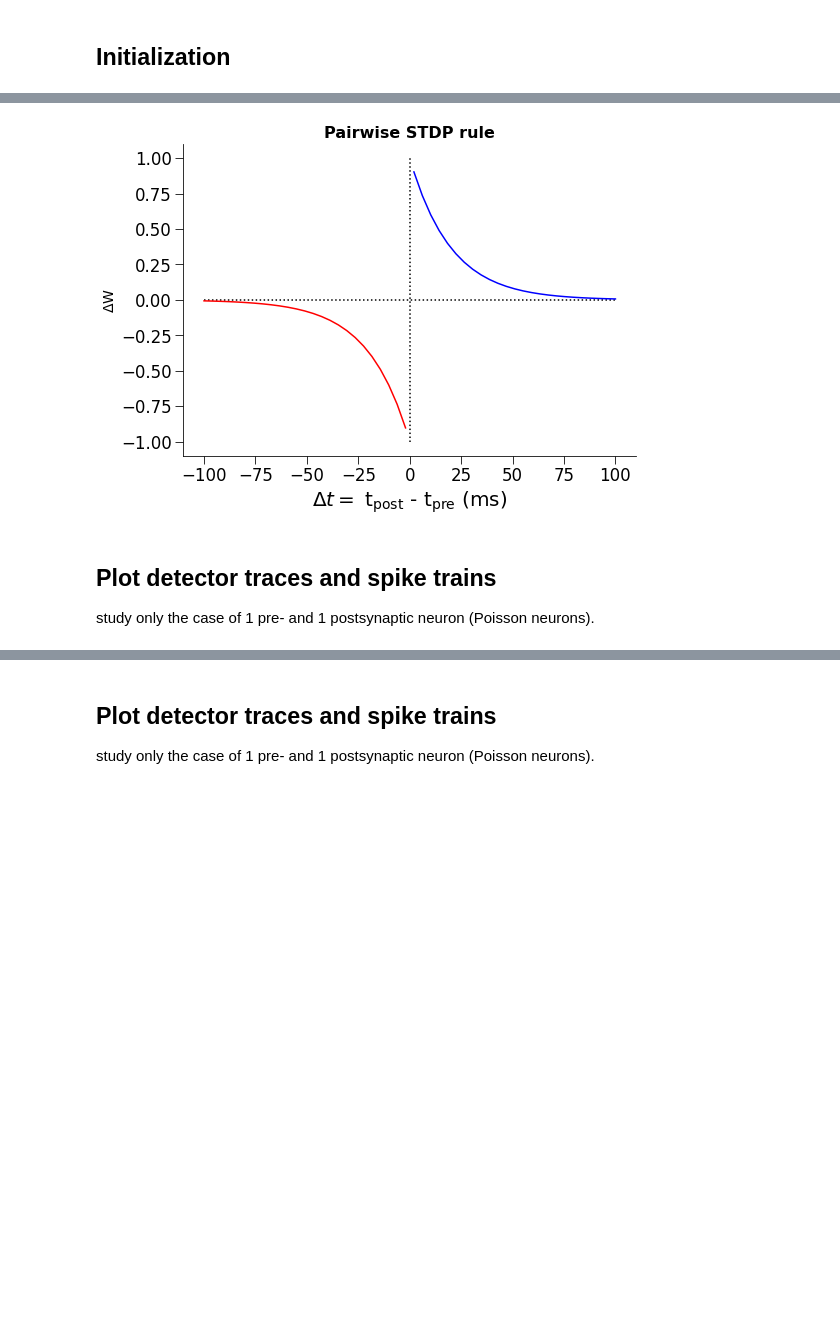
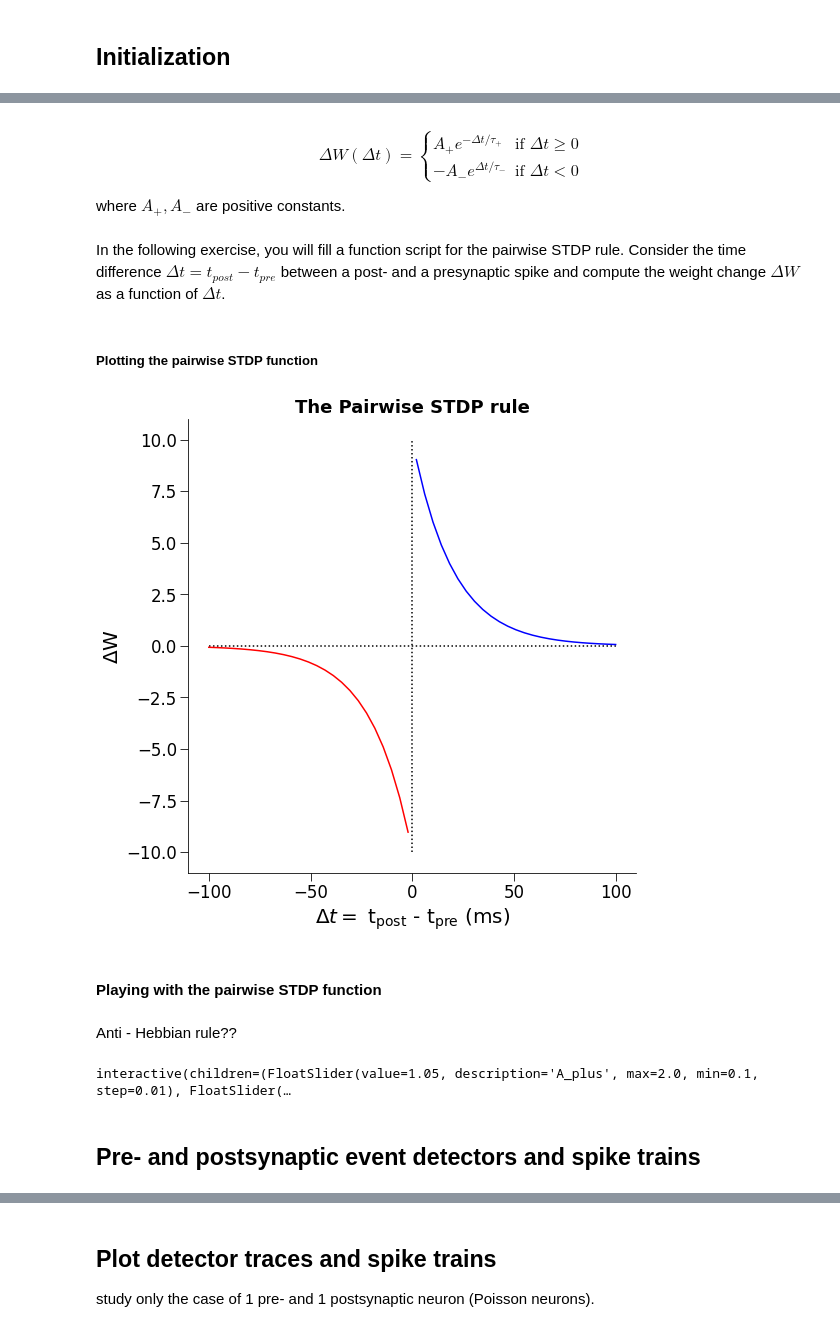
Before and after one commit to comp-neural-circuits/plasticity-workshop, a Jupyter notebook: stdp.ipynb, the cells around one changed output, grey strips where cells are left out. Saved outputs shown, nothing was run; the diff lists cells and outputs as text; code cells hidden in the pictures; blank space fills up the shorter version.

```diff
--- a/stdp.ipynb
+++ b/stdp.ipynb
@@ -17,25 +19,0 @@ plt.style.use("https://github.com/comp-neural-circuits/plasticity-workshop/raw/d
-# %%
-def pairSTDP_plot(A_plus, A_minus, tau_plus, tau_minus, Delta_t, dW):
-
-  '''
-  Generates a plot for the pairwise STDP rule
-
-  A_plus : maximum amount of potentiation (LTP)
-  A_minus: maximum amount of depression (LTD)
-  tau_plus: LTP time constant
-  tau_minus: LTD time constant
-  Delta_t : array with the time differences between post- and pre-synaptic spikes
-  dW : synaptic change
-
-  '''
-  plt.figure()
-  plt.plot([-5 * tau_minus, 5 * tau_plus], [0, 0], 'k', linestyle=':')
-  plt.plot([0, 0], [-A_minus, A_plus], 'k', linestyle=':')
-
-  plt.plot(Delta_t[Delta_t <= 0], dW[Delta_t <= 0], 'r')
-  plt.plot(Delta_t[Delta_t > 0], dW[Delta_t > 0], 'b')
-
-  plt.xlabel(r'$\Delta t=$ t$_{\mathrm{post}}$ - t$_{\mathrm{pre}}$ (ms)')
-  plt.ylabel(r'$\Delta $W', fontsize=14)
-  plt.title('Pairwise STDP rule', fontsize=16, fontweight='bold')
-  plt.show()
@@ -42 +25,13 @@ def pairSTDP_plot(A_plus, A_minus, tau_plus, tau_minus, Delta_t, dW):
+# %% [markdown]
+$$
+\Delta W (\Delta t) = \begin{cases}
+A_+e^{-\Delta t/\tau_+} & \text{if } \Delta t\geq 0 \\
+-A_-e^{\Delta t/\tau_-} & \text{if } \Delta t<0
+\end{cases}
+$$
+
+where $A_+, A_-$ are positive constants.
+# %% [markdown]
+In the following exercise, you will fill a function script for the pairwise STDP rule.
+Consider the time difference $\Delta t = t_{post} - t_{pre}$ between a post- and a presynaptic spike and compute the weight change $\Delta W$ as a function of $\Delta t$.
 # %%
@@ -61,0 +59,2 @@ def Delta_W_pairSTDP(A_plus, A_minus, tau_plus, tau_minus, Delta_t):
+# %% [markdown]
+##### Plotting the pairwise STDP function
@@ -62,20 +90,21 @@ def Delta_W_pairSTDP(A_plus, A_minus, tau_plus, tau_minus, Delta_t):
 # %%
-'''
-Main
-'''
-# define the STDP rule parameters
-A_plus = 1
-A_minus = 1
-tau_plus = 20  #[ms]
-tau_minus = 20 #[ms]
+# Define the STDP rule parameters
+A_plus = 10    # maximum amount of potentiation (LTP)
+A_minus = 10   # maximum amount of potentiation (LTD)
+tau_plus = 20  # LTP time constant [ms]
+tau_minus = 20 # LTD time constant [ms]
 
-Delta_t = np.linspace(-5 * tau_minus, 5 * tau_plus, 50)
-
-dW = Delta_W_pairSTDP(A_plus, A_minus, tau_plus, tau_minus, Delta_t)
-
-pairSTDP_plot(A_plus, A_minus, tau_plus, tau_minus, Delta_t, dW)
+# Plot the pairwise STDP function
+pairSTDP_plot(A_plus, A_minus, tau_plus, tau_minus)
 # %% [output]
-[figure, old version]
+[figure, new version]
+# %% [markdown]
+#### Playing with the pairwise STDP function
+# %% [markdown]
+Anti - Hebbian rule??
+# %%
+interact(pairSTDP_plot, A_plus = (0.1,2,0.01), A_minus = (0.1,2,0.01), tau_plus = (10,70,0.1), tau_minus  = (10,70,0.1));
+# %% [output]
+interactive(children=(FloatSlider(value=1.05, description='A_plus', max=2.0, min=0.1, step=0.01), FloatSlider(…
 # %% [markdown]
-## Plot detector traces and spike trains
-study only the case of 1 pre- and 1 postsynaptic neuron (Poisson neurons).
+## Pre- and postsynaptic event detectors and spike trains
```
Also changed, not shown: parts of 28 cells of this notebook.
